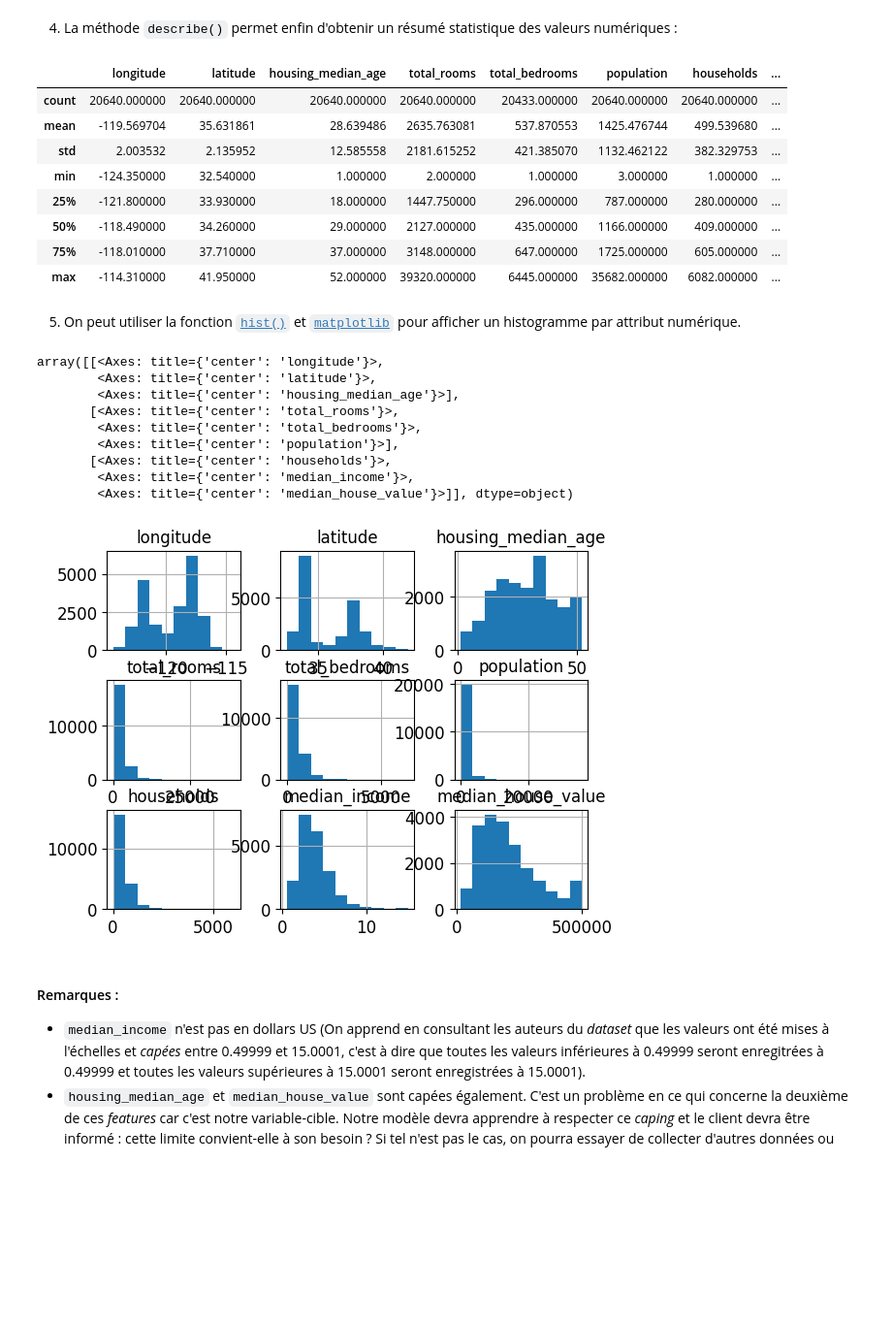
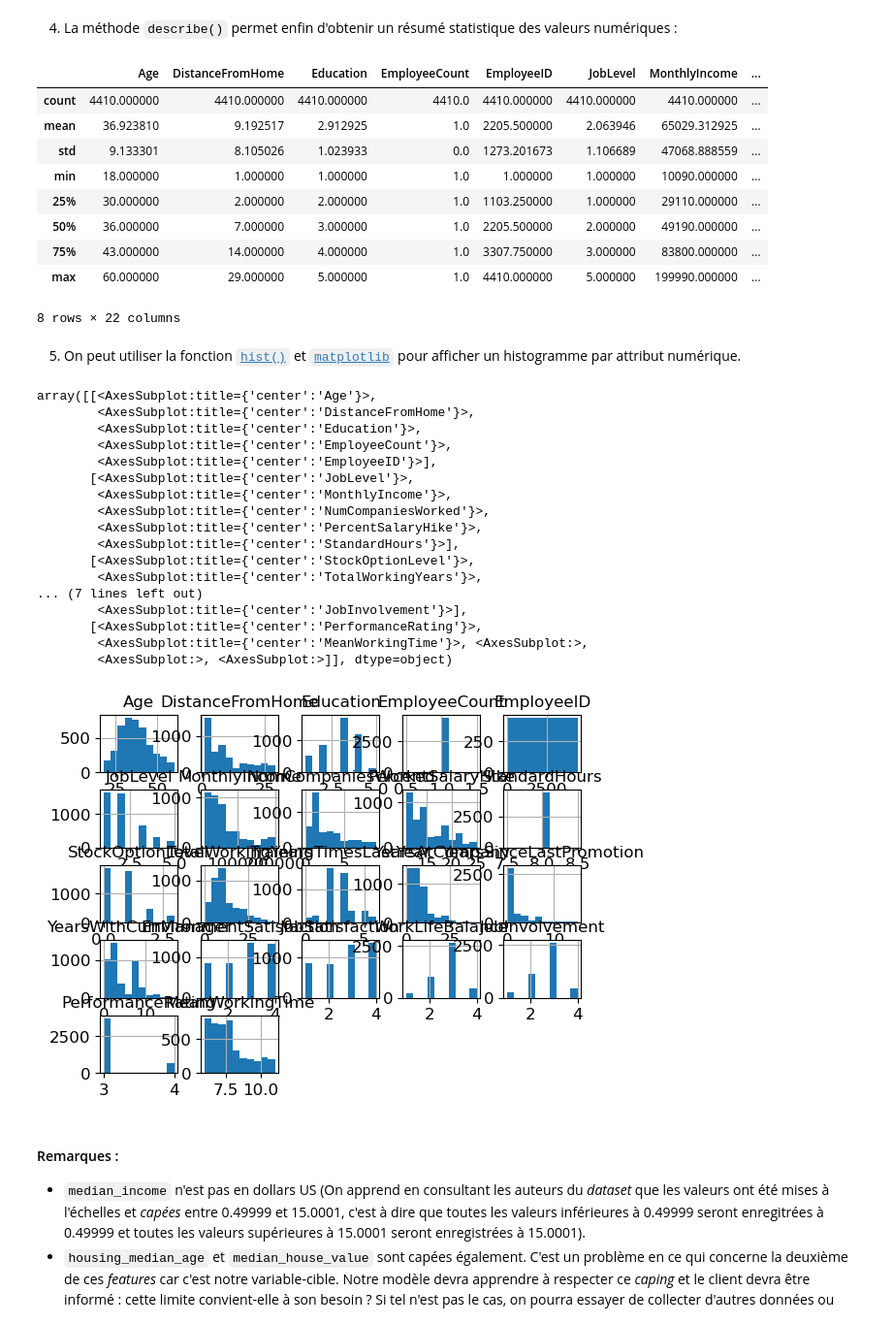
Before and after one commit to Landrien/IA, a Jupyter notebook: Projet/Projet.ipynb, the cells around one changed output. Shown at 97% size. Cells and saved outputs as stored; diff of their text form; code cells hidden in the pictures; blank space fills up the shorter version.

```diff
--- a/Projet/Projet.ipynb
+++ b/Projet/Projet.ipynb
@@ -140,3 +140,16 @@ Df_in_time_data.head()
 | 3 | 4 | 0.0 | 2015-01-02 10:05:06 | 2015-01-05 09:56:32 | 2015-01-06 10:11:07 | 2015-01-07 09:37:30 | 2015-01-08 10:02:08 | 2015-01-09 10:08:12 | ... |
 | 4 | 5 | 0.0 | 2015-01-02 10:28:17 | 2015-01-05 09:49:58 | 2015-01-06 09:45:28 | 2015-01-07 09:49:37 | 2015-01-08 10:19:44 | 2015-01-09 10:00:50 | ... |
 5 rows × 262 columns
+# %%
+#Copy of both dataframe
+Df_in_time_dataCpy = Df_in_time_data.copy()
+Df_out_time_dataCpy = Df_out_time_data.copy()
+#Convert the time text into time
+for k in range(1,len(Df_in_time_dataCpy.columns)):
+    Df_in_time_dataCpy[Df_in_time_dataCpy.columns[k]] = pd.to_datetime(Df_in_time_dataCpy[Df_in_time_dataCpy.columns[k]], format='%Y-%m-%d %H:%M:%S')
+for k in range(1,len(Df_out_time_dataCpy.columns)):
+    Df_out_time_dataCpy[Df_out_time_dataCpy.columns[k]] = pd.to_datetime(Df_out_time_dataCpy[Df_out_time_dataCpy.columns[k]], format='%Y-%m-%d %H:%M:%S')
+
+
+
+Df_in_time_dataCpy.head(5)
@@ -142,0 +164,5 @@ Df_in_time_data.head()
+# %%
+#
+Df_time_data = Df_out_time_dataCpy.subtract(Df_in_time_dataCpy)
+Df_time_data = Df_time_data.drop("Unnamed: 0", axis=1)
+Df_time_data.head(5)
@@ -142,0 +177,9 @@ Df_in_time_data.head()
+# %%
+Df_time_data = Df_time_data.replace('0 days', np.nan)
+
+
+mean_time_data = Df_time_data.mean(axis=1)
+meanWorkingTime = pd.DataFrame({'EmployeeID':mean_time_data.index+1,'MeanWorkingTime':mean_time_data.values})
+meanWorkingTime['MeanWorkingTime']=meanWorkingTime['MeanWorkingTime']/np.timedelta64(1, 'h')
+
+meanWorkingTime.head(5)
@@ -143,7 +193,9 @@ Df_in_time_data.head()
 # %%
+
 # Permet rassembler les différents dataframes en un seul dataframe
 Merged_data = pd.merge(Df_general_data, Df_employee_survey_data)
 Merged_data = pd.merge(Merged_data, Df_manager_survey_data)
+Merged_data = pd.merge(Merged_data, meanWorkingTime)
 # %% [markdown]
 ### Coup d'oeil
 
@@ -199,35 +261,44 @@ dtype: int64
 4. La méthode `describe()` permet enfin d'obtenir un résumé statistique des valeurs numériques :
 # %%
 #CODE A COMPLETER
-housing.describe()
+Merged_data.describe()
 # %% [output]
-|  | longitude | latitude | housing_median_age | total_rooms | total_bedrooms | population | households | ... |
-| count | 20640.000000 | 20640.000000 | 20640.000000 | 20640.000000 | 20433.000000 | 20640.000000 | 20640.000000 | ... |
-| mean | -119.569704 | 35.631861 | 28.639486 | 2635.763081 | 537.870553 | 1425.476744 | 499.539680 | ... |
-| std | 2.003532 | 2.135952 | 12.585558 | 2181.615252 | 421.385070 | 1132.462122 | 382.329753 | ... |
-| min | -124.350000 | 32.540000 | 1.000000 | 2.000000 | 1.000000 | 3.000000 | 1.000000 | ... |
-| 25% | -121.800000 | 33.930000 | 18.000000 | 1447.750000 | 296.000000 | 787.000000 | 280.000000 | ... |
-| 50% | -118.490000 | 34.260000 | 29.000000 | 2127.000000 | 435.000000 | 1166.000000 | 409.000000 | ... |
-| 75% | -118.010000 | 37.710000 | 37.000000 | 3148.000000 | 647.000000 | 1725.000000 | 605.000000 | ... |
-| max | -114.310000 | 41.950000 | 52.000000 | 39320.000000 | 6445.000000 | 35682.000000 | 6082.000000 | ... |
+|  | Age | DistanceFromHome | Education | EmployeeCount | EmployeeID | JobLevel | MonthlyIncome | ... |
+| count | 4410.000000 | 4410.000000 | 4410.000000 | 4410.0 | 4410.000000 | 4410.000000 | 4410.000000 | ... |
+| mean | 36.923810 | 9.192517 | 2.912925 | 1.0 | 2205.500000 | 2.063946 | 65029.312925 | ... |
+| std | 9.133301 | 8.105026 | 1.023933 | 0.0 | 1273.201673 | 1.106689 | 47068.888559 | ... |
+| min | 18.000000 | 1.000000 | 1.000000 | 1.0 | 1.000000 | 1.000000 | 10090.000000 | ... |
+| 25% | 30.000000 | 2.000000 | 2.000000 | 1.0 | 1103.250000 | 1.000000 | 29110.000000 | ... |
+| 50% | 36.000000 | 7.000000 | 3.000000 | 1.0 | 2205.500000 | 2.000000 | 49190.000000 | ... |
+| 75% | 43.000000 | 14.000000 | 4.000000 | 1.0 | 3307.750000 | 3.000000 | 83800.000000 | ... |
+| max | 60.000000 | 29.000000 | 5.000000 | 1.0 | 4410.000000 | 5.000000 | 199990.000000 | ... |
+8 rows × 22 columns
 # %% [markdown]
 5. On peut utiliser la fonction [`hist()`](https://matplotlib.org/api/_as_gen/matplotlib.pyplot.hist.html?highlight=hist#matplotlib.pyplot.hist) et [`matplotlib`](https://matplotlib.org/) pour afficher un histogramme par attribut numérique.
 # %%
 #CODE A COMPLETER
-housing.hist()
+Merged_data.hist()
 
 #CODE A COMPLETER
 # %% [output]
-array([[<Axes: title={'center': 'longitude'}>,
-        <Axes: title={'center': 'latitude'}>,
-        <Axes: title={'center': 'housing_median_age'}>],
-       [<Axes: title={'center': 'total_rooms'}>,
-        <Axes: title={'center': 'total_bedrooms'}>,
-        <Axes: title={'center': 'population'}>],
-       [<Axes: title={'center': 'households'}>,
-        <Axes: title={'center': 'median_income'}>,
-        <Axes: title={'center': 'median_house_value'}>]], dtype=object)
+array([[<AxesSubplot:title={'center':'Age'}>,
+        <AxesSubplot:title={'center':'DistanceFromHome'}>,
+        <AxesSubplot:title={'center':'Education'}>,
+        <AxesSubplot:title={'center':'EmployeeCount'}>,
+        <AxesSubplot:title={'center':'EmployeeID'}>],
+       [<AxesSubplot:title={'center':'JobLevel'}>,
+        <AxesSubplot:title={'center':'MonthlyIncome'}>,
+        <AxesSubplot:title={'center':'NumCompaniesWorked'}>,
+        <AxesSubplot:title={'center':'PercentSalaryHike'}>,
+        <AxesSubplot:title={'center':'StandardHours'}>],
+       [<AxesSubplot:title={'center':'StockOptionLevel'}>,
+        <AxesSubplot:title={'center':'TotalWorkingYears'}>,
+... (7 lines left out)
+        <AxesSubplot:title={'center':'JobInvolvement'}>],
+       [<AxesSubplot:title={'center':'PerformanceRating'}>,
+        <AxesSubplot:title={'center':'MeanWorkingTime'}>, <AxesSubplot:>,
+        <AxesSubplot:>, <AxesSubplot:>]], dtype=object)
-[figure, old version]
+[figure, new version]
 # %% [markdown]
 #### Remarques :
 * `median_income` n'est pas en dollars US (On apprend en consultant les auteurs du _dataset_ que les valeurs ont été mises à l'échelles et _capées_ entre 0.49999 et 15.0001, c'est à dire que toutes les valeurs inférieures à 0.49999 seront enregitrées à 0.49999 et toutes les valeurs supérieures à 15.0001 seront enregistrées à 15.0001).
```
Also changed, not shown: parts of 7 cells of this notebook.
